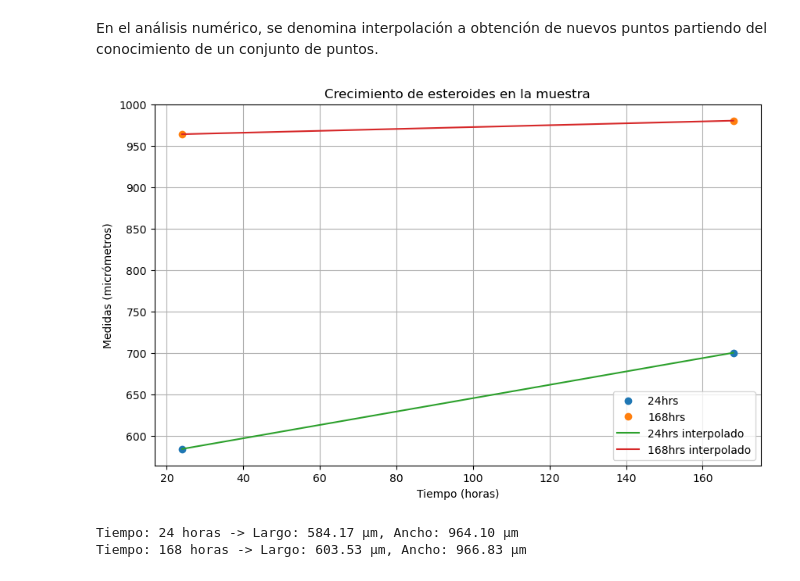
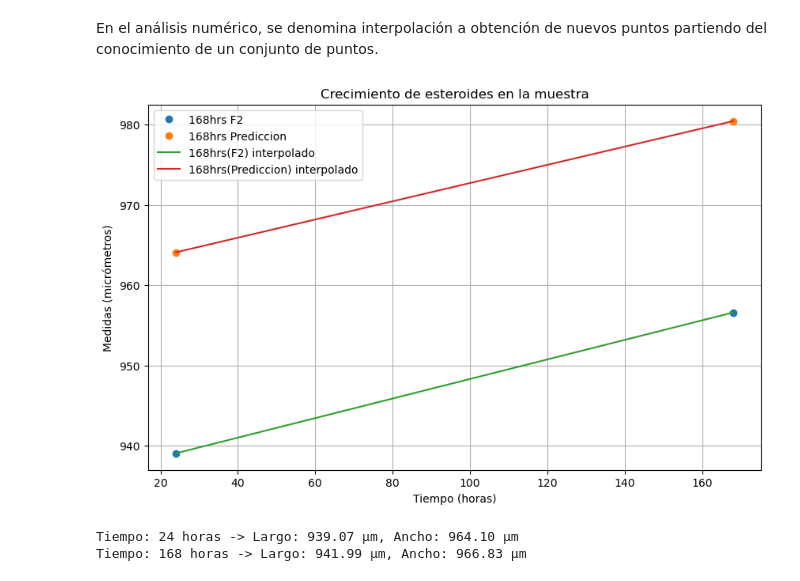
Before and after one commit to AdairPonceuwu/SferoidAnalisis, a Jupyter notebook: Crecimeinto_Esteroides.ipynb, the cells around one changed output. Cells and saved outputs as stored; diff of their text form; code cells hidden in the pictures.

```diff
--- a/Crecimeinto_Esteroides.ipynb
+++ b/Crecimeinto_Esteroides.ipynb
@@ -68,8 +68,8 @@ Tiempo: 168 horas -> Largo: 980.44 µm, Ancho: 964.10 µm
 # %%
 # Definir los parámetros de los esferoides
 # Datos iniciales
-c1 = 700.31 # Distancia desde el centro hasta el polo del primer esferoide(Largo)
-a1 = 584.17 # Semieje ecuatorial del primer esferoide(Ancho)
+c1 = 956.6 # Distancia desde el centro hasta el polo del primer esferoide(Largo)
+a1 = 939.07 # Semieje ecuatorial del primer esferoide(Ancho)
 
 c2 = largos[6]# Distancia desde el centro hasta el polo del segundo esferoide(Largo)
 a2 = anchos[6]# Semieje ecuatorial del segundo esferoide(Ancho)
@@ -143,33 +143,33 @@ En el análisis numérico, se denomina interpolación a obtención de nuevos pun
 # %%
 tiempos = np.array([24, 168])  # tiempos en horas
 medidas_1 = np.array([a1, c1])  # largo 1 en micrómetros
 medidas_2 = np.array([a2, c2])  # largo 2 en micrómetros
 
 # Interpolación lineal para encontrar largos intermedios
 tiempos_intermedios = np.array([24, 48, 72, 96, 120, 144, 168])  # tiempos intermedios
 
 # Funciones de interpolación lineal
 interp_medidas_1 = np.interp(tiempos_intermedios, tiempos, medidas_1)
 interp_medidas_2 = np.interp(tiempos_intermedios, tiempos, medidas_2)
 
 # Graficar los resultados
 plt.figure(figsize=(10, 6))
-plt.plot(tiempos, medidas_1, 'o', label='24hrs')
-plt.plot(tiempos, medidas_2, 'o', label='168hrs')
-plt.plot(tiempos_intermedios, interp_medidas_1, '-', label='24hrs interpolado')
-plt.plot(tiempos_intermedios, interp_medidas_2, '-', label='168hrs interpolado')
+plt.plot(tiempos, medidas_1, 'o', label='168hrs F2')
+plt.plot(tiempos, medidas_2, 'o', label='168hrs Prediccion')
+plt.plot(tiempos_intermedios, interp_medidas_1, '-', label='168hrs(F2) interpolado')
+plt.plot(tiempos_intermedios, interp_medidas_2, '-', label='168hrs(Prediccion) interpolado')
 plt.xlabel('Tiempo (horas)')
 plt.ylabel('Medidas (micrómetros)')
 plt.title('Crecimiento de esteroides en la muestra')
 plt.legend()
 plt.grid(True)
 plt.show()
 
 # Mostrar resultados
 for dimensiones in list(zip(tiempos,interp_medidas_1, interp_medidas_2)):
     tiempo, largo, ancho = dimensiones
     print(f"Tiempo: {tiempo} horas -> Largo: {largo:.2f} µm, Ancho: {ancho:.2f} µm")
 # %% [output]
-[figure, old version]
+[figure, new version]
-Tiempo: 24 horas -> Largo: 584.17 µm, Ancho: 964.10 µm
-Tiempo: 168 horas -> Largo: 603.53 µm, Ancho: 966.83 µm
+Tiempo: 24 horas -> Largo: 939.07 µm, Ancho: 964.10 µm
+Tiempo: 168 horas -> Largo: 941.99 µm, Ancho: 966.83 µm
```
Also changed, not shown: parts of 3 cells of this notebook.
